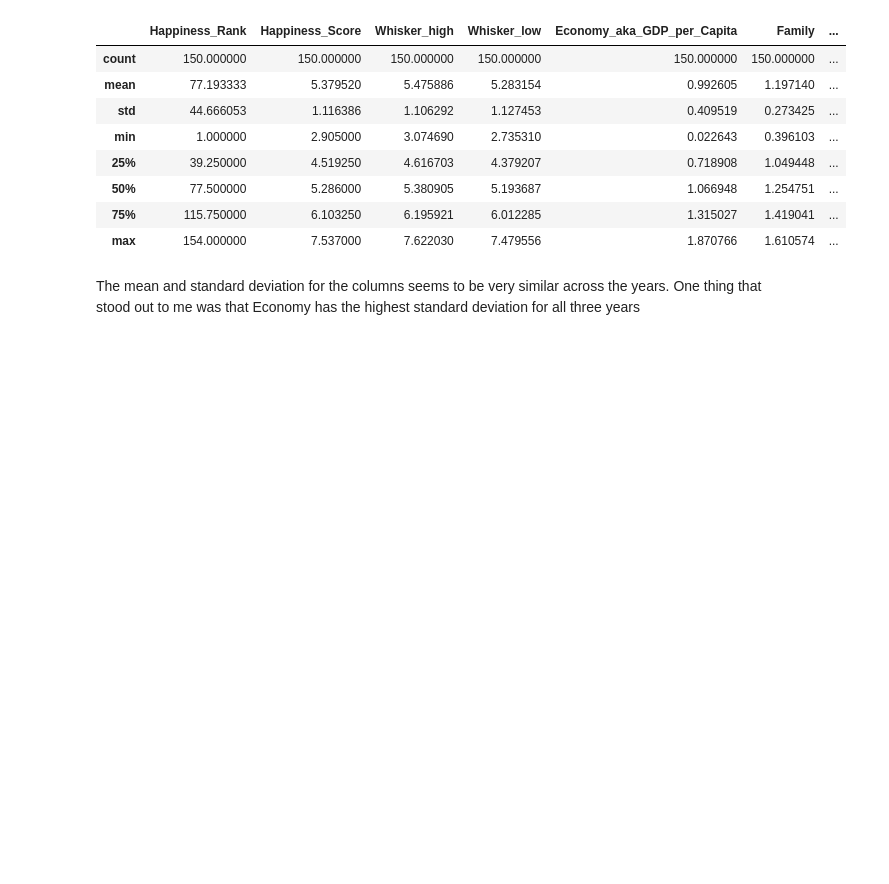
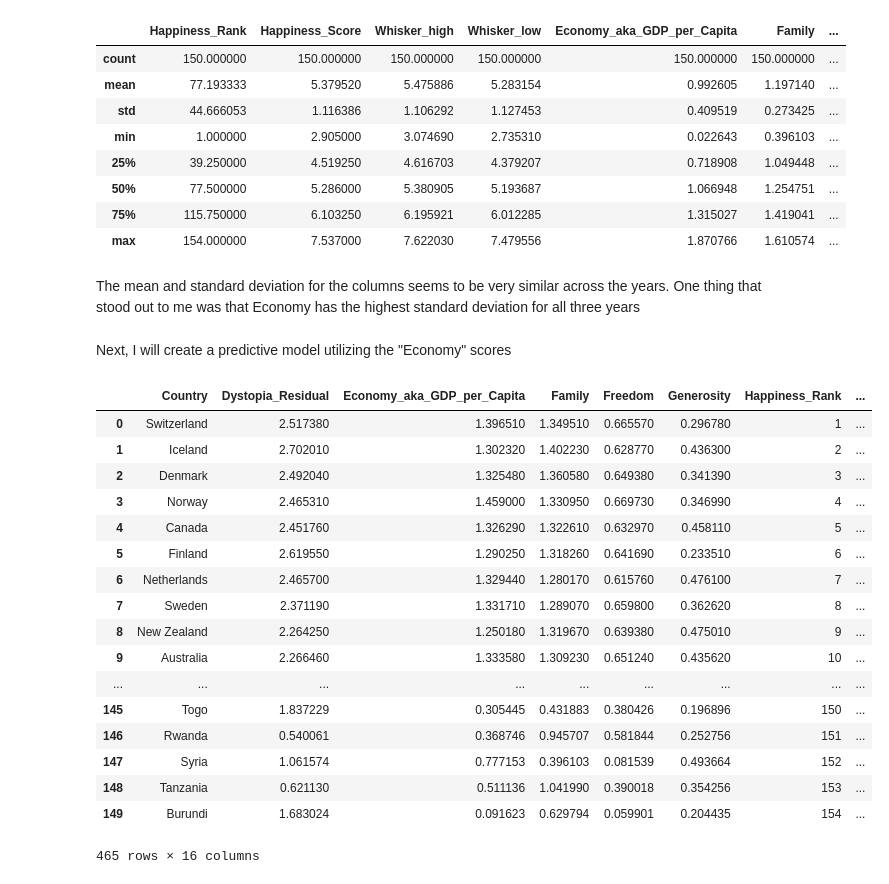
Before and after one commit to BradleyE1L/CapstoneProject2, a Jupyter notebook: Data Analysis/Global Happiness Data Analysis (matplotlib version).ipynb, the cells around one changed output. Drawn from its saved outputs; the diff is of its cells as text; code cells hidden in the pictures; blank space fills up the shorter version.

```diff
--- a/Data Analysis/Global Happiness Data Analysis (matplotlib version).ipynb
+++ b/Data Analysis/Global Happiness Data Analysis (matplotlib version).ipynb
@@ -302,3 +302,29 @@ DF2017Drop_All.describe()
 | max | 154.000000 | 7.537000 | 7.622030 | 7.479556 | 1.870766 | 1.610574 | ... |
 # %% [markdown]
 The mean and standard deviation for the columns seems to be very similar across the years.  One thing that stood out to me was that Economy has the highest standard deviation for all three years
+# %% [markdown]
+Next, I will create a predictive model utilizing the "Economy" scores
+# %%
+# First, I will merge the dataframes for all three years:
+DFML = [DF2015Drop_All, DF2016Drop_All, DF2017Drop_All]
+DFML = pd.concat(DFML)
+DFML
+# %% [output]
+|  | Country | Dystopia_Residual | Economy_aka_GDP_per_Capita | Family | Freedom | Generosity | Happiness_Rank | ... |
+| 0 | Switzerland | 2.517380 | 1.396510 | 1.349510 | 0.665570 | 0.296780 | 1 | ... |
+| 1 | Iceland | 2.702010 | 1.302320 | 1.402230 | 0.628770 | 0.436300 | 2 | ... |
+| 2 | Denmark | 2.492040 | 1.325480 | 1.360580 | 0.649380 | 0.341390 | 3 | ... |
+| 3 | Norway | 2.465310 | 1.459000 | 1.330950 | 0.669730 | 0.346990 | 4 | ... |
+| 4 | Canada | 2.451760 | 1.326290 | 1.322610 | 0.632970 | 0.458110 | 5 | ... |
+| 5 | Finland | 2.619550 | 1.290250 | 1.318260 | 0.641690 | 0.233510 | 6 | ... |
+| 6 | Netherlands | 2.465700 | 1.329440 | 1.280170 | 0.615760 | 0.476100 | 7 | ... |
+| 7 | Sweden | 2.371190 | 1.331710 | 1.289070 | 0.659800 | 0.362620 | 8 | ... |
+| 8 | New Zealand | 2.264250 | 1.250180 | 1.319670 | 0.639380 | 0.475010 | 9 | ... |
+| 9 | Australia | 2.266460 | 1.333580 | 1.309230 | 0.651240 | 0.435620 | 10 | ... |
+| ... | ... | ... | ... | ... | ... | ... | ... | ... |
+| 145 | Togo | 1.837229 | 0.305445 | 0.431883 | 0.380426 | 0.196896 | 150 | ... |
+| 146 | Rwanda | 0.540061 | 0.368746 | 0.945707 | 0.581844 | 0.252756 | 151 | ... |
+| 147 | Syria | 1.061574 | 0.777153 | 0.396103 | 0.081539 | 0.493664 | 152 | ... |
+| 148 | Tanzania | 0.621130 | 0.511136 | 1.041990 | 0.390018 | 0.354256 | 153 | ... |
+| 149 | Burundi | 1.683024 | 0.091623 | 0.629794 | 0.059901 | 0.204435 | 154 | ... |
+465 rows × 16 columns
```
Also changed, not shown: parts of 8 cells of this notebook.
